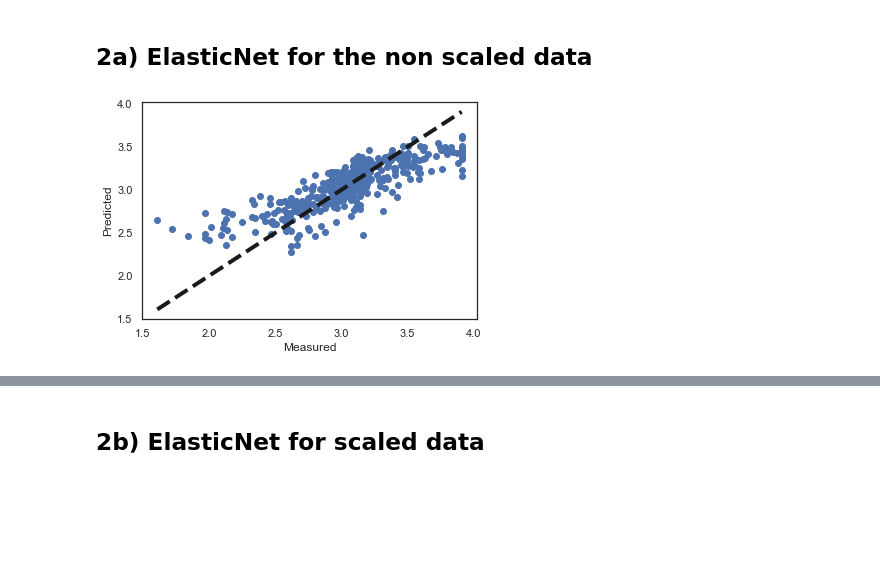
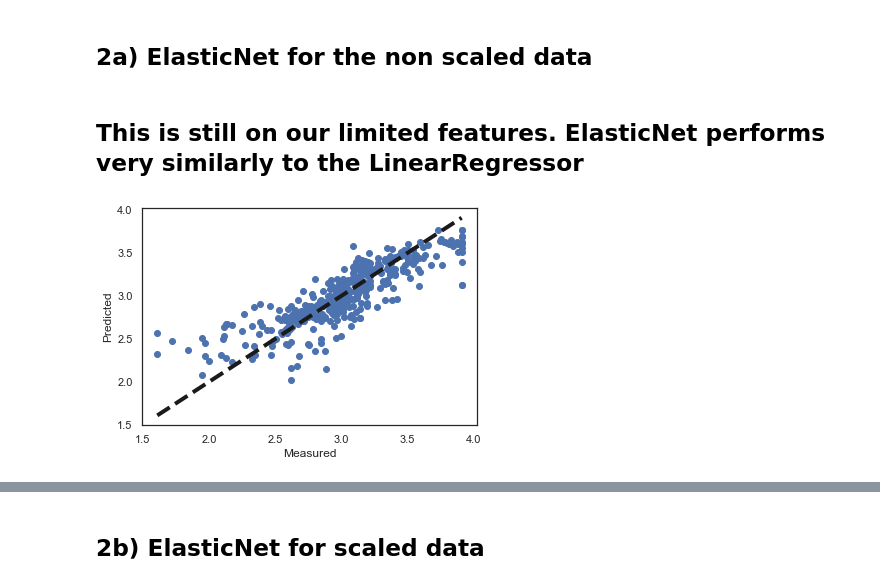
Before and after one commit to bblank70/MSDS422, a Jupyter notebook: Assignment2- Boston_Housing.ipynb, the cells around one changed output, grey strips where cells are left out. Cells and saved outputs as stored; diff of their text form; code cells hidden in the pictures; blank space fills up the shorter version.

```diff
--- a/Assignment2- Boston_Housing.ipynb
+++ b/Assignment2- Boston_Housing.ipynb
@@ -291,7 +298,7 @@ sqrtfeatureplot = sns.scatterplot(y=boston.mv, x= 1/boston.nox)
 # %% [markdown]
 # C: Data Scaling and Preparation
 # %%
-boston_trimmed = boston[['mv', 'nox', 'lstat', 'ptratio']]
+boston_trimmed = boston[['mv', 'nox', 'lstat', 'ptratio', 'rooms']]
 
 boston_trimmed['inv_nox'] = 1/boston_trimmed['nox']
 boston_trimmed['sqrt_lstat'] = np.sqrt(boston_trimmed['lstat'])
@@ -300,7 +307,7 @@ boston_trimmed['inv_ptratio'] = 1/boston_trimmed['ptratio']
 
 
 
-model_data =boston_trimmed[['log_MV','sqrt_lstat']]
+model_data =boston_trimmed[['log_MV','sqrt_lstat', 'rooms']]
 # %%
 
 scaler = StandardScaler()
@@ -450,22 +470,24 @@ print(cv_results)
 ## 2. ElasticNet
 # %% [markdown]
 ## 2a) ElasticNet for the non scaled data
+# %% [markdown]
+## This is still on our limited features. ElasticNet performs very similarly to the LinearRegressor
 # %%
-Elastic_regress = ElasticNet(alpha=0.1, l1_ratio= 0.5)
+Elastic_regress = ElasticNet(alpha=0.005, l1_ratio= 0.5)
 Elastic_regress.fit(Train_Features,Train_Labels)
 
 EN_Train_Labels_pred = Elastic_regress.predict(Train_Features)
 
 fig, train = plt.subplots()
 train.scatter(Train_Labels, EN_Train_Labels_pred)
 #plt.plot(Train_Features, Train_Labels_pred, color='blue', linewidth=3)
 
 train.set_xlabel('Measured')
 train.set_ylabel('Predicted')
 train.plot([Train_Labels.min(), Train_Labels.max()], [Train_Labels.min(), Train_Labels.max()], 'k--', lw=4)
 plt.show()
 # %% [output]
-[figure, old version]
+[figure, new version]
 # %%
 regression_results(Train_Labels,EN_Train_Labels_pred)
 # %% [output]
```
Also changed, not shown: parts of 44 cells of this notebook.
